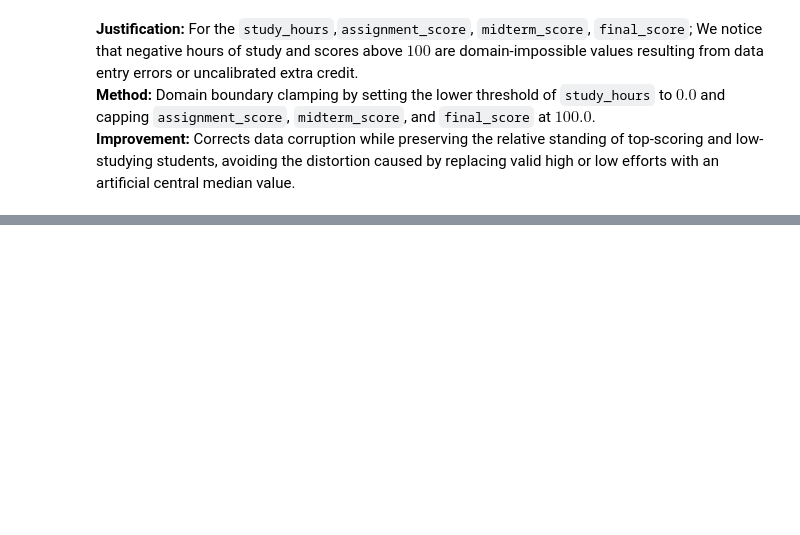
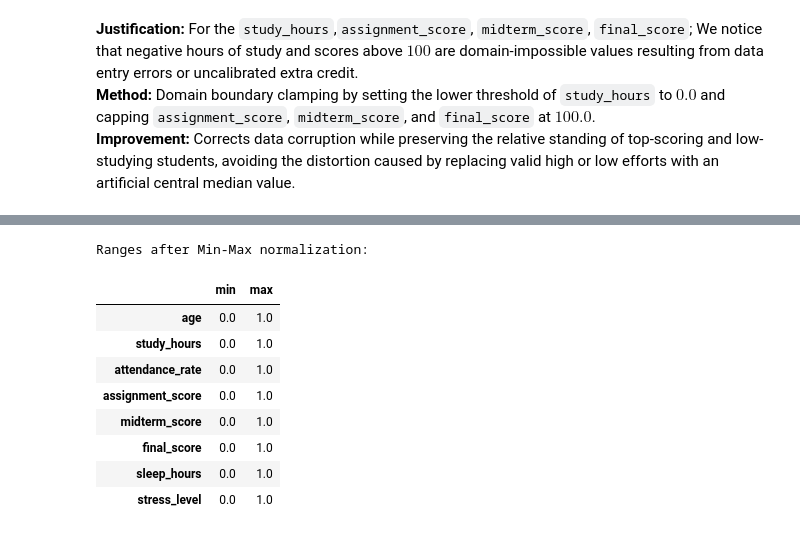
Before and after one commit to LaraAlmani/IT326, a Jupyter notebook: Phase2.ipynb, the cells around one changed output, grey strips where cells are left out. Cells and saved outputs as stored; diff of their text form; code cells hidden in the pictures; blank space fills up the shorter version.

```diff
--- a/Phase2.ipynb
+++ b/Phase2.ipynb
@@ -363,0 +386,31 @@ Updated ranges after domain boundary clamping:
+# %%
+# Numerical attributes to normalize
+cols_to_normalize = [
+    "age",
+    "study_hours",
+    "attendance_rate",
+    "assignment_score",
+    "midterm_score",
+    "final_score",
+    "sleep_hours",
+    "stress_level"
+]
+
+# Apply Min-Max normalization
+scaler = MinMaxScaler()
+
+df[cols_to_normalize] = scaler.fit_transform(df[cols_to_normalize])
+
+print("Ranges after Min-Max normalization:")
+df[cols_to_normalize].agg(["min", "max"]).T
+# %% [output]
+Ranges after Min-Max normalization:
+|  | min | max |
+| age | 0.0 | 1.0 |
+| study_hours | 0.0 | 1.0 |
+| attendance_rate | 0.0 | 1.0 |
+| assignment_score | 0.0 | 1.0 |
+| midterm_score | 0.0 | 1.0 |
+| final_score | 0.0 | 1.0 |
+| sleep_hours | 0.0 | 1.0 |
+| stress_level | 0.0 | 1.0 |
```
Also changed, not shown: parts of 9 cells of this notebook.
